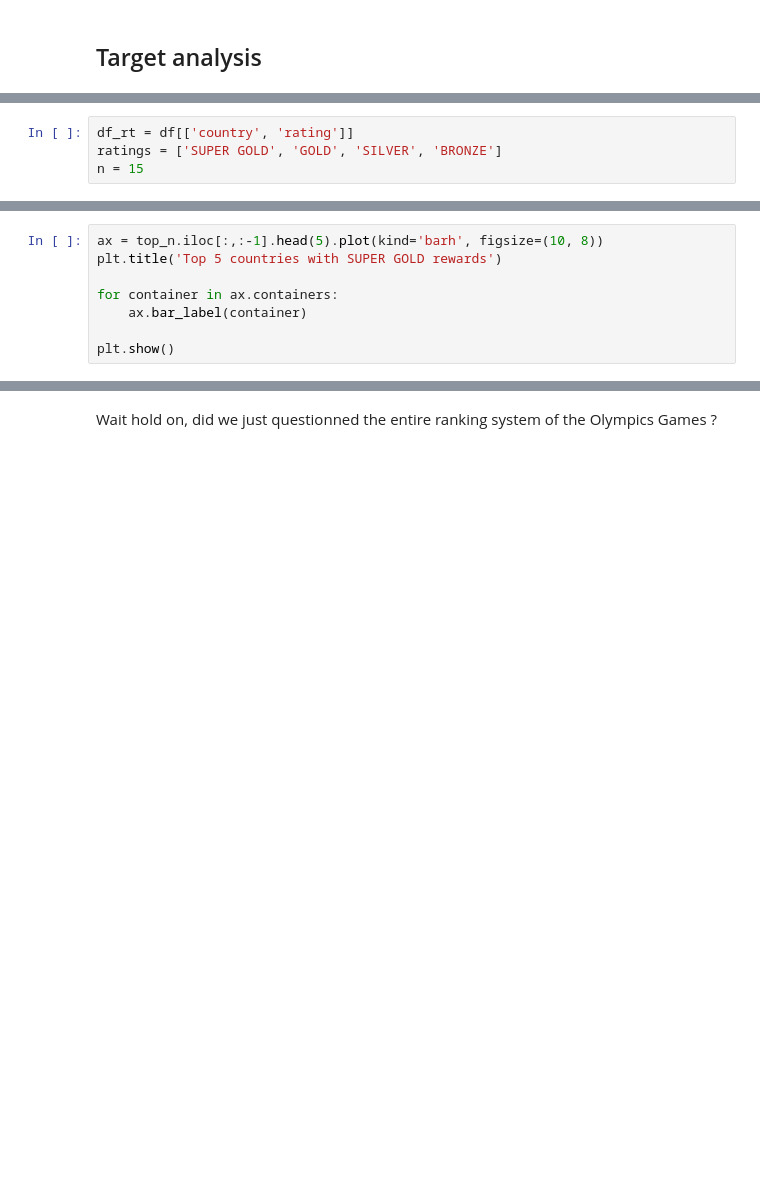
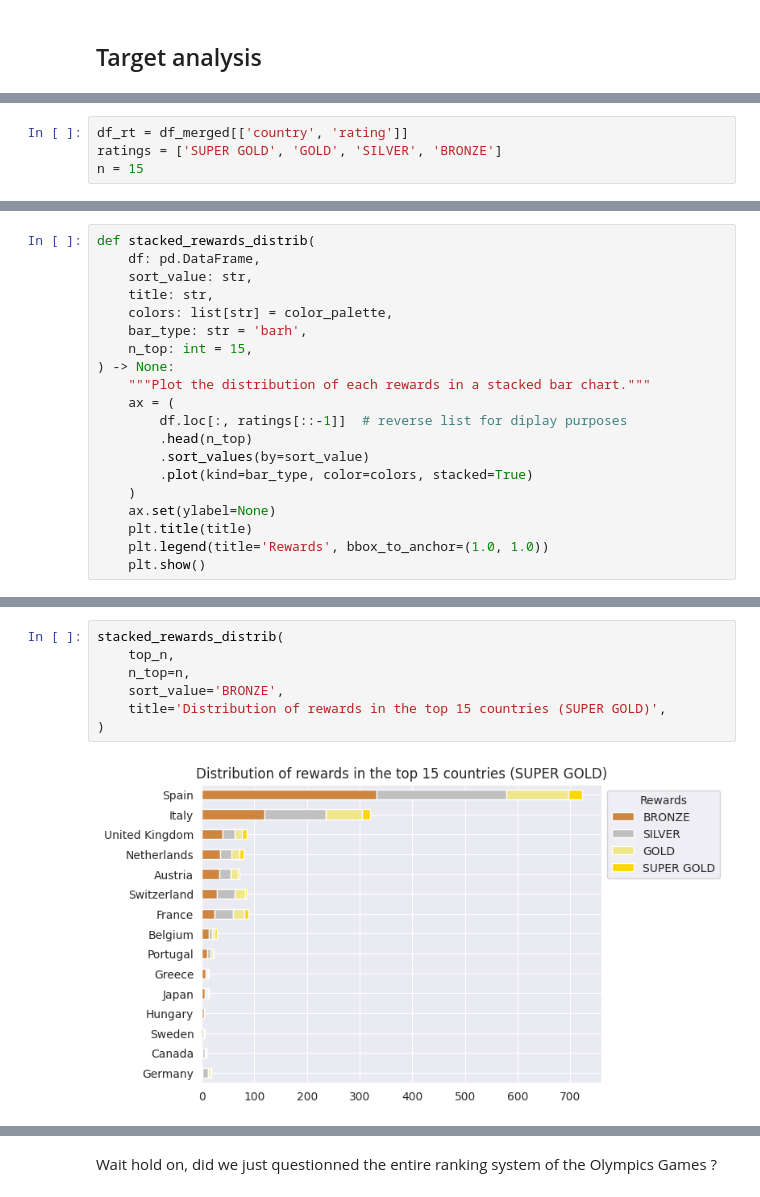
Before and after one commit to NanoClem/world-cheese-awards-analysis, a Jupyter notebook: world_cheese_awards_2021_EDA.ipynb, the cells around one changed output, grey strips where cells are left out. Cells and saved outputs as stored; diff of their text form; blank space fills up the shorter version.

```diff
--- a/world_cheese_awards_2021_EDA.ipynb
+++ b/world_cheese_awards_2021_EDA.ipynb
@@ -186,5 +358,5 @@ plt.show()
 # %%
-df_rt = df[['country', 'rating']]
+df_rt = df_merged[['country', 'rating']]
 ratings = ['SUPER GOLD', 'GOLD', 'SILVER', 'BRONZE']
 n = 15
 # %% [markdown]
@@ -217,11 +389,3 @@ top_n
 | Greece | 1 | 1 | 4 | 7 | 13 |
 | Hungary | 1 | 0 | 0 | 4 | 5 |
 | Canada | 1 | 2 | 4 | 2 | 9 |
-# %%
-ax = top_n.iloc[:,:-1].head(5).plot(kind='barh', figsize=(10, 8))
-plt.title('Top 5 countries with SUPER GOLD rewards')
-
-for container in ax.containers:
-    ax.bar_label(container)
-
-plt.show()
@@ -229,0 +392,20 @@ plt.show()
+# %%
+def stacked_rewards_distrib(
+    df: pd.DataFrame,
+    sort_value: str,
+    title: str,
+    colors: list[str] = color_palette,
+    bar_type: str = 'barh',
+    n_top: int = 15,
+) -> None:
+    """Plot the distribution of each rewards in a stacked bar chart."""
+    ax = (
+        df.loc[:, ratings[::-1]]  # reverse list for diplay purposes
+        .head(n_top)
+        .sort_values(by=sort_value)
+        .plot(kind=bar_type, color=colors, stacked=True)
+    )
+    ax.set(ylabel=None)
+    plt.title(title)
+    plt.legend(title='Rewards', bbox_to_anchor=(1.0, 1.0))
+    plt.show()
@@ -229,0 +435,9 @@ plt.show()
+# %%
+stacked_rewards_distrib(
+    top_n,
+    n_top=n,
+    sort_value='BRONZE',
+    title='Distribution of rewards in the top 15 countries (SUPER GOLD)',
+)
+# %% [output]
+[figure, added]
```
Also changed, not shown: parts of 56 cells of this notebook.
